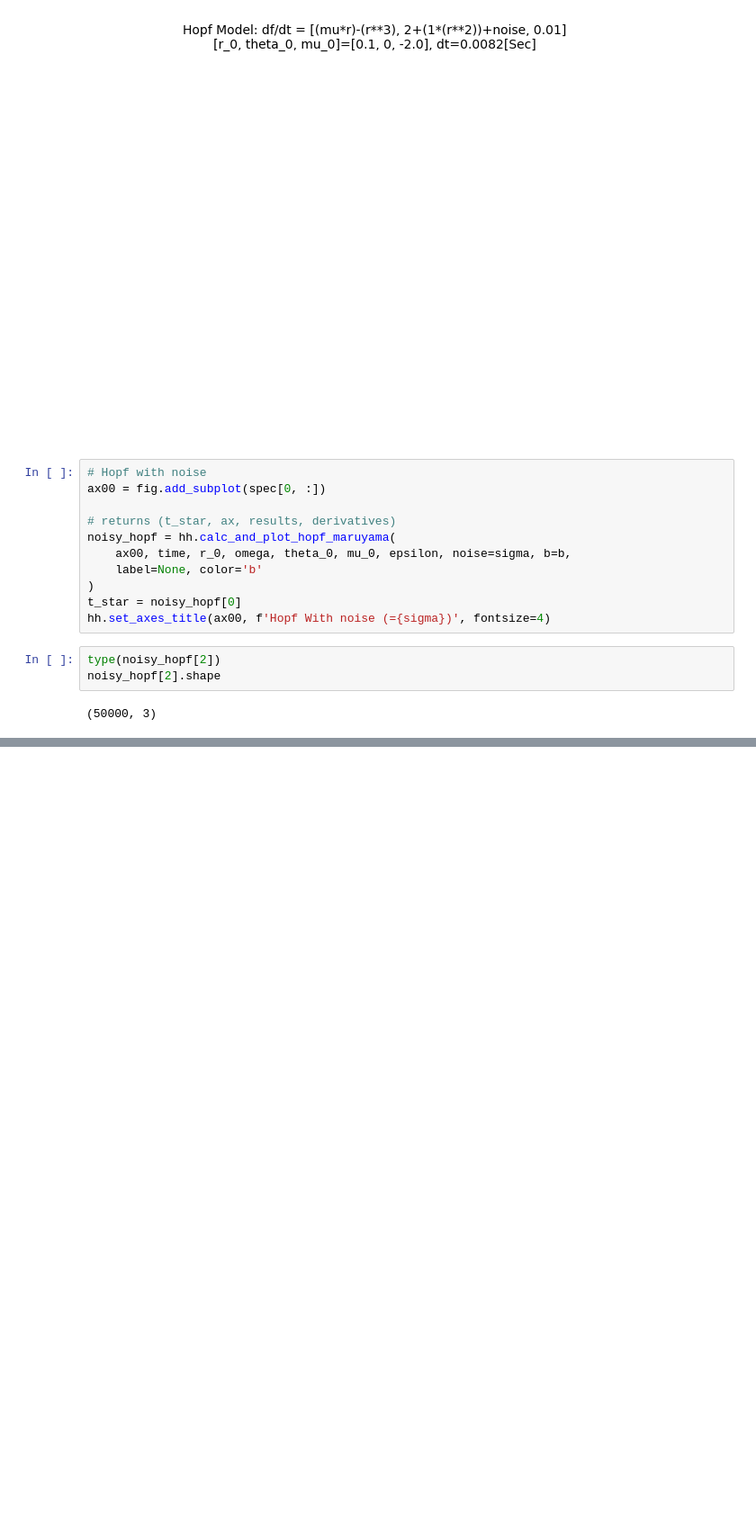
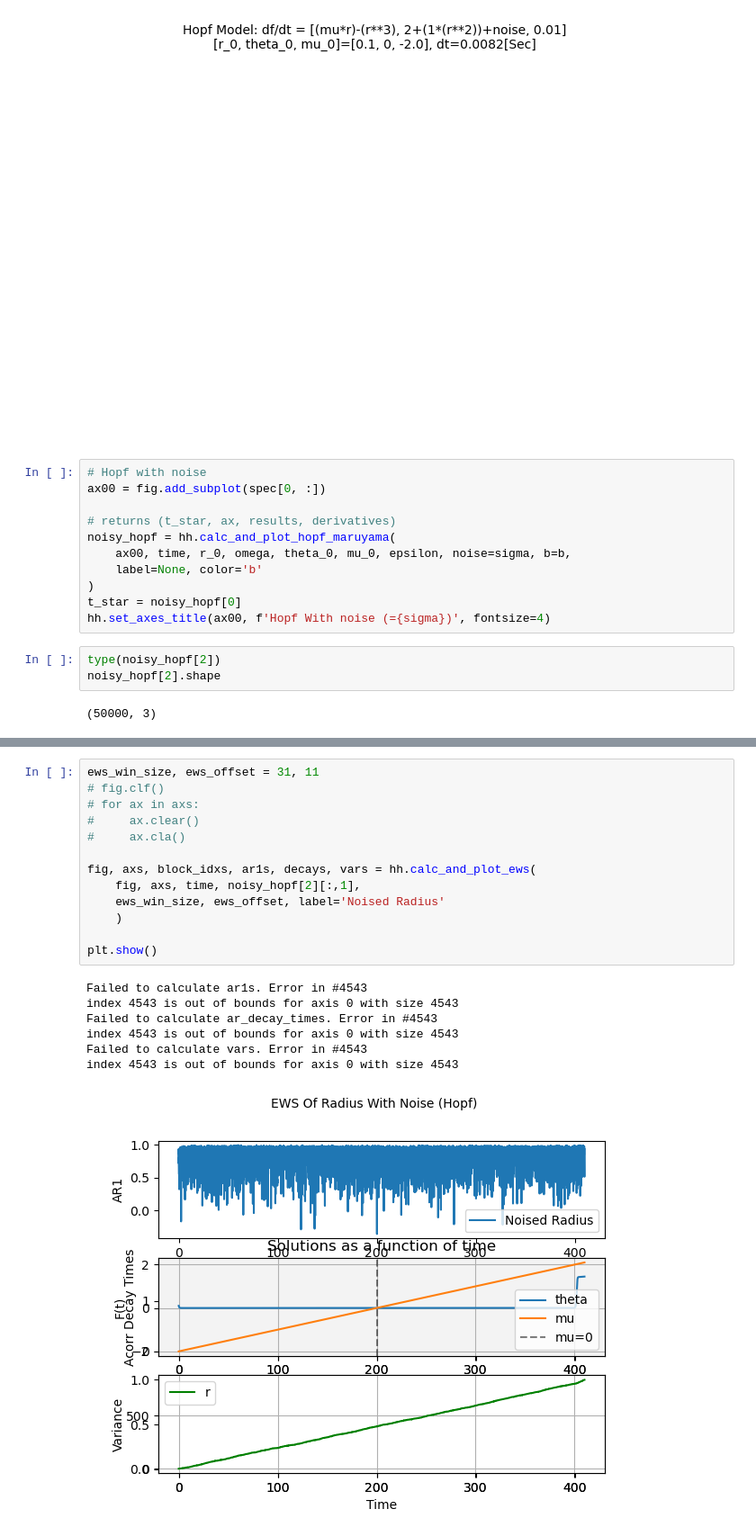
Before and after one commit to barrackHa/differential_equations, a Jupyter notebook: ews_analysis/hopf_ews.ipynb, the cells around one changed output, grey strips where cells are left out. Shown at 90% size. Drawn from its saved outputs; the diff is of its cells as text; blank space fills up the shorter version.

```diff
--- a/ews_analysis/hopf_ews.ipynb
+++ b/ews_analysis/hopf_ews.ipynb
@@ -93,0 +94,21 @@ fig, axs, block_idxs, ar1s, decays, vars = hh.calc_and_plot_ews(
+# %%
+ews_win_size, ews_offset = 31, 11
+# fig.clf()
+# for ax in axs:
+#     ax.clear()
+#     ax.cla()
+
+fig, axs, block_idxs, ar1s, decays, vars = hh.calc_and_plot_ews(
+    fig, axs, time, noisy_hopf[2][:,1],
+    ews_win_size, ews_offset, label='Noised Radius'
+    )
+
+plt.show()
+# %% [output]
+Failed to calculate ar1s. Error in #4543
+index 4543 is out of bounds for axis 0 with size 4543
+Failed to calculate ar_decay_times. Error in #4543
+index 4543 is out of bounds for axis 0 with size 4543
+Failed to calculate vars. Error in #4543
+index 4543 is out of bounds for axis 0 with size 4543
+[figure, added]
```
Also changed, not shown: parts of 2 cells of this notebook, 1 other file.
